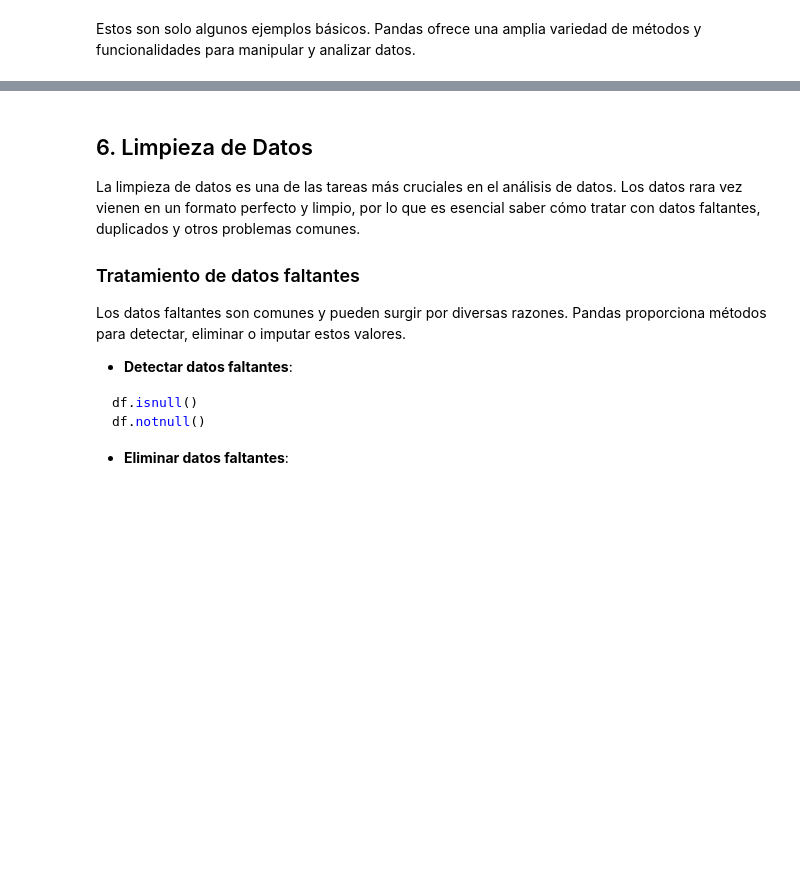
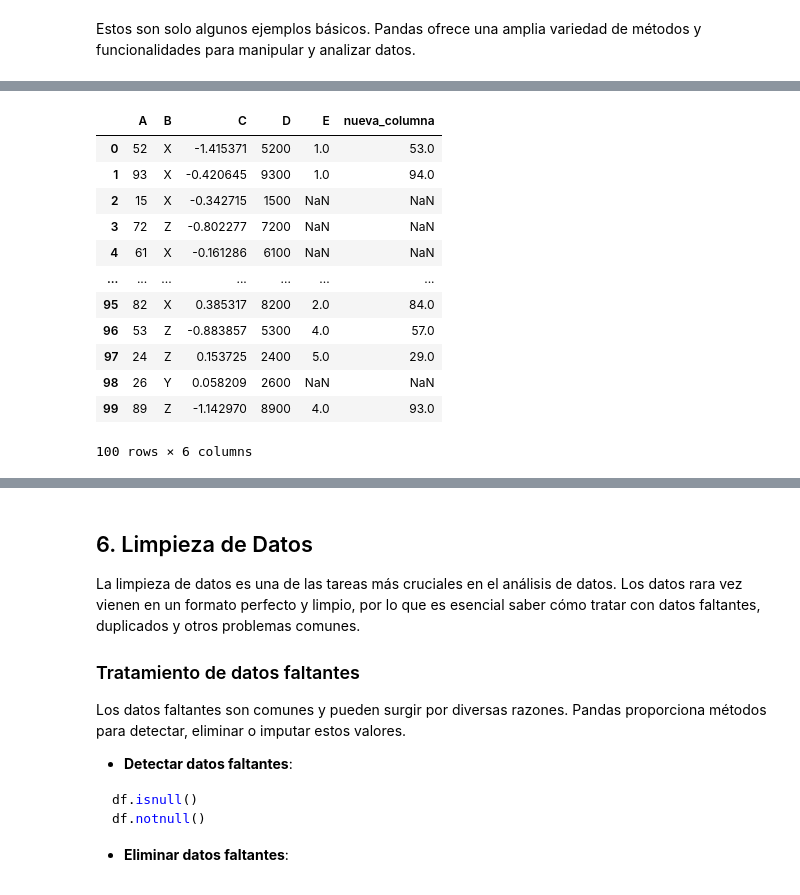
Before and after one commit to K3nnyZY/Python_class, a Jupyter notebook: Pandas/Curso_Pandas_Python.ipynb, the cells around one changed output, grey strips where cells are left out. Saved outputs shown, nothing was run; the diff lists cells and outputs as text; code cells hidden in the pictures; blank space fills up the shorter version.

```diff
--- a/Pandas/Curso_Pandas_Python.ipynb
+++ b/Pandas/Curso_Pandas_Python.ipynb
@@ -334,0 +305,4 @@ Estas herramientas son fundamentales para la fase inicial de cualquier proyecto
+# %%
+df = pd.read_csv("Datos_Ejemplo_Pandas_Curso.csv")
+
+df.head()
@@ -335 +403,20 @@ Estas herramientas son fundamentales para la fase inicial de cualquier proyecto
+# %%
+df['nueva_columna'] = df['E'] + df['A']
+df['D'] = df['A'] * 100
+
+display(df)
+# %% [output]
+|  | A | B | C | D | E | nueva_columna |
+| 0 | 52 | X | -1.415371 | 5200 | 1.0 | 53.0 |
+| 1 | 93 | X | -0.420645 | 9300 | 1.0 | 94.0 |
+| 2 | 15 | X | -0.342715 | 1500 | NaN | NaN |
+| 3 | 72 | Z | -0.802277 | 7200 | NaN | NaN |
+| 4 | 61 | X | -0.161286 | 6100 | NaN | NaN |
+| ... | ... | ... | ... | ... | ... | ... |
+| 95 | 82 | X | 0.385317 | 8200 | 2.0 | 84.0 |
+| 96 | 53 | Z | -0.883857 | 5300 | 4.0 | 57.0 |
+| 97 | 24 | Z | 0.153725 | 2400 | 5.0 | 29.0 |
+| 98 | 26 | Y | 0.058209 | 2600 | NaN | NaN |
+| 99 | 89 | Z | -1.142970 | 8900 | 4.0 | 93.0 |
+100 rows × 6 columns
 # %% [markdown]
```
Also changed, not shown: parts of 37 cells of this notebook.
